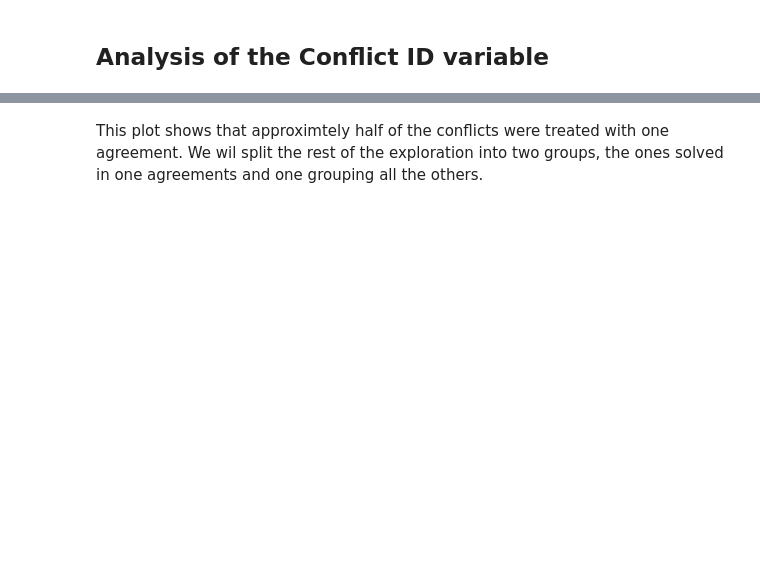
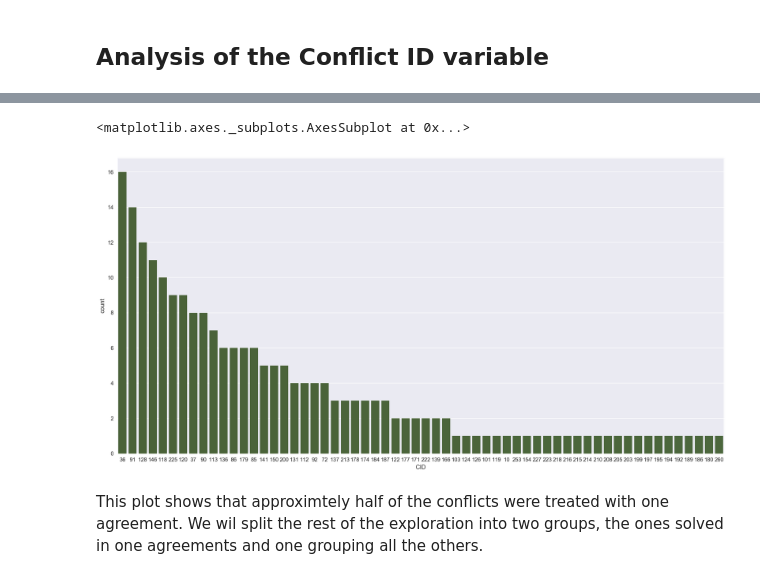
Before and after one commit to rbsteinm/AppliedDataAnalysis, a Jupyter notebook: project/DataExploration.ipynb, the cells around one changed output, grey strips where cells are left out. Saved outputs shown, nothing was run; the diff lists cells and outputs as text; code cells hidden in the pictures; blank space fills up the shorter version.

```diff
--- a/project/DataExploration.ipynb
+++ b/project/DataExploration.ipynb
@@ -105,6 +117,9 @@ print('Number of conflicts treated in this dataset : %s' %(len(pa.CID.unique()))
 # %%
 plt.figure(figsize=(20,10))
-sns.countplot(x='CID', data=pa, order=pa.CID.value_counts().index)
+sns.countplot(x='CID', data=pa, order=pa.CID.value_counts().index, palette=sns.cubehelix_palette(1000, start=4, rot=0.7, dark=0.35, light=0.6, reverse=True))
+# %% [output]
+<matplotlib.axes._subplots.AxesSubplot at 0x...>
+[figure, added]
 # %% [markdown]
 This plot shows that approximtely half of the conflicts were treated with one agreement. We wil split the rest of the exploration into two groups, the ones solved in one agreements and one grouping all the others.
 # %%
```
Also changed, not shown: parts of 44 cells of this notebook.
